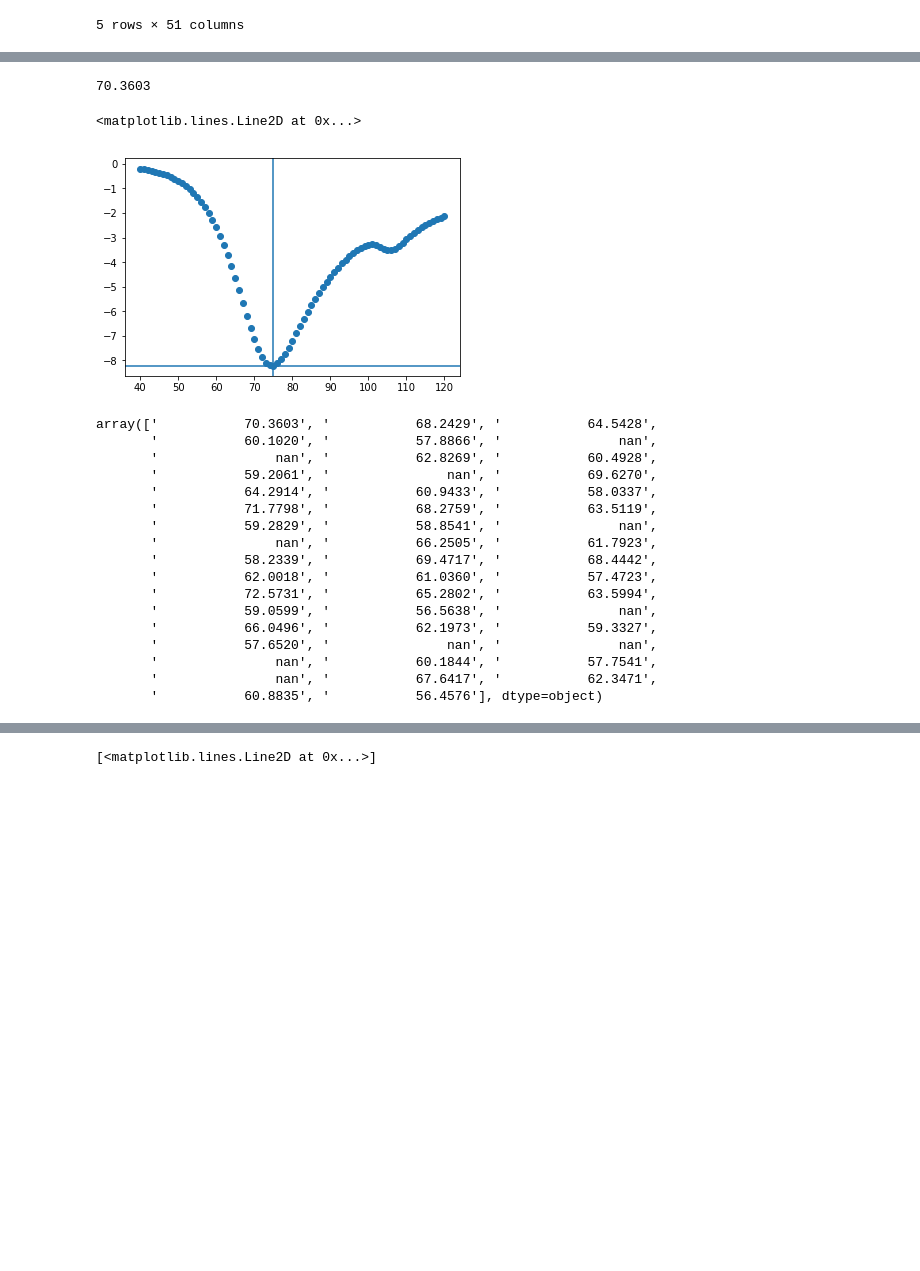
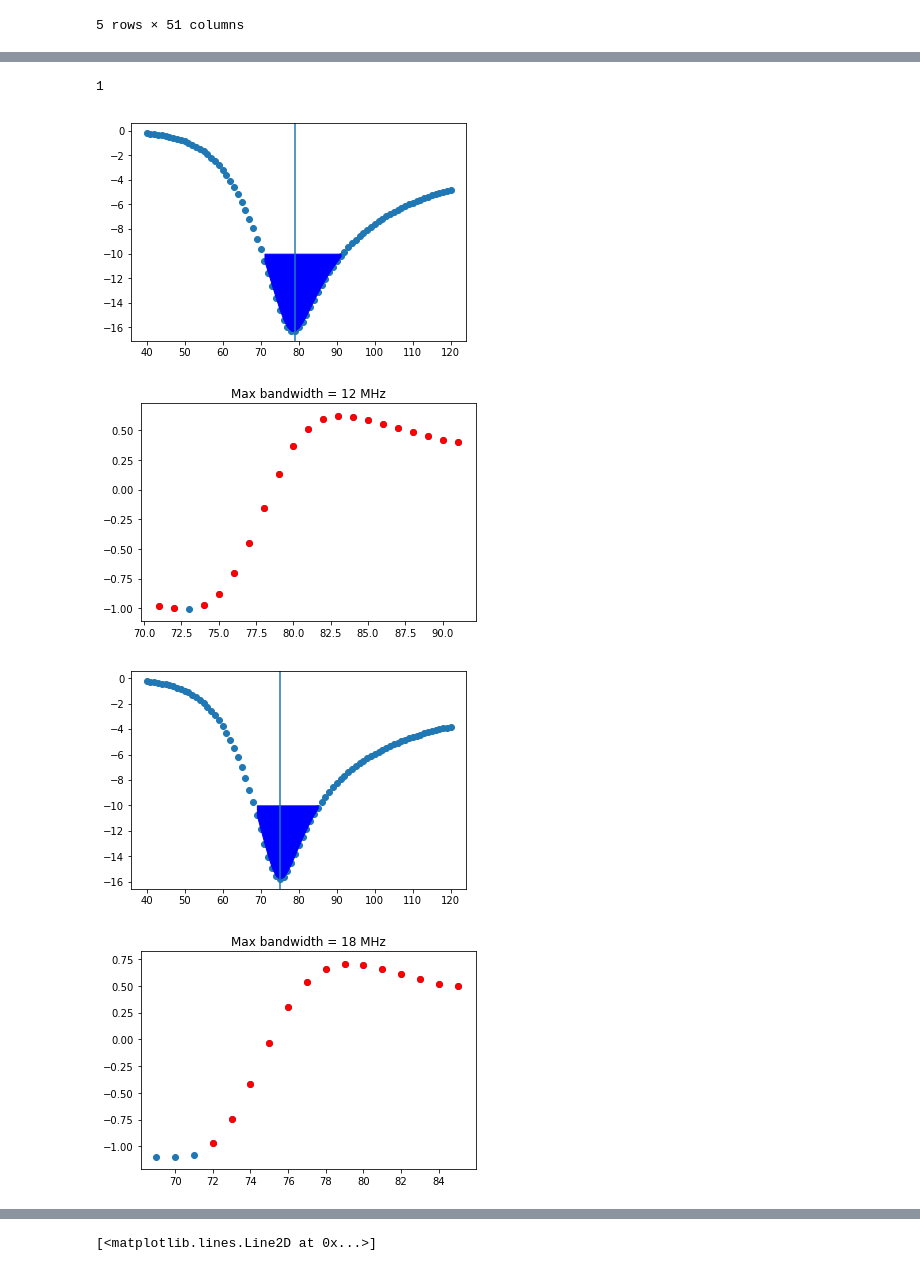
Before and after one commit to saint-germain/MIST, a Jupyter notebook: S11_classification.ipynb, the cells around one changed output, grey strips where cells are left out. Cells and saved outputs as stored; diff of their text form; code cells hidden in the pictures; blank space fills up the shorter version.

```diff
--- a/S11_classification.ipynb
+++ b/S11_classification.ipynb
@@ -9 +35,3 @@ datos3=pd.read_csv('Label.csv',header=0)
+# %%
+datos3=datos3[filw]
 # %%
@@ -25,38 +75,35 @@ s11.head()
 # %%
-fs=s11.iloc[:,0]
-ste=s11.iloc[:,1]
+fs[1:].iloc[0]-fs[:-1].iloc[0]
+# %% [output]
+1
-# %%
-float(datos3.iloc[0,3])
-# %% [output]
-70.3603
-# %%
-ix=5
-fs=s11.iloc[:,0]
-ste=s11.iloc[:,ix+1]
-plt.scatter(fs,ste)
-plt.axhline(datos3.iloc[ix,1])
-plt.axvline(datos3.iloc[ix,2])
-plt.axvline(float(datos3.iloc[ix,3]))
-# %% [output]
-<matplotlib.lines.Line2D at 0x...>
-[figure, removed]
-# %%
-w3
-# %% [output]
-array(['           70.3603', '           68.2429', '           64.5428',
-       '           60.1020', '           57.8866', '               nan',
-       '               nan', '           62.8269', '           60.4928',
-       '           59.2061', '               nan', '           69.6270',
-       '           64.2914', '           60.9433', '           58.0337',
-       '           71.7798', '           68.2759', '           63.5119',
-       '           59.2829', '           58.8541', '               nan',
-       '               nan', '           66.2505', '           61.7923',
-       '           58.2339', '           69.4717', '           68.4442',
-       '           62.0018', '           61.0360', '           57.4723',
-       '           72.5731', '           65.2802', '           63.5994',
-       '           59.0599', '           56.5638', '               nan',
-       '           66.0496', '           62.1973', '           59.3327',
-       '           57.6520', '               nan', '               nan',
-       '               nan', '           60.1844', '           57.7541',
-       '               nan', '           67.6417', '           62.3471',
-       '           60.8835', '           56.4576'], dtype=object)
+# %%
+fs=np.array(s11['Freq [MHz]'])
+delf=np.unique((fs[1:]-fs[:-1]))[0]
+# %%
+for ix in datos3['idx']:
+    fs=s11.iloc[:,0]
+    ste=s11.iloc[:,ix+1]
+    plt.scatter(fs,ste)
+    plt.fill_between(fs,-10*np.ones(len(fs)),ste, where = (ste<=-10) , color='b')
+    plt.axvline(datos.iloc[ix,2])
+    plt.show()
+    fil10=ste<=-10
+    fs=fs[fil10]
+    ste=ste[fil10]
+    plt.scatter(fs,np.gradient(ste,fs))
+    checklist=np.abs(np.gradient(ste,fs))<1
+    plt.scatter(fs[checklist],np.gradient(ste,fs)[checklist],c='r')
+    plt.title('Max bandwidth = '+str(lsuave)+' MHz')
+    plt.show()
+    suave=[]
+    store=[]
+    for group in groupby(range(len(checklist)),lambda x: checklist[x]):
+        if group[0]:
+            dummy=list(group[1])
+            suave+=[delf*len(dummy)]
+    lsuave=np.max(suave)
+# %% [output]
+[figure, added]
+[figure, added]
+[figure, added]
+[figure, added]
```
Also changed, not shown: parts of 13 cells of this notebook.
